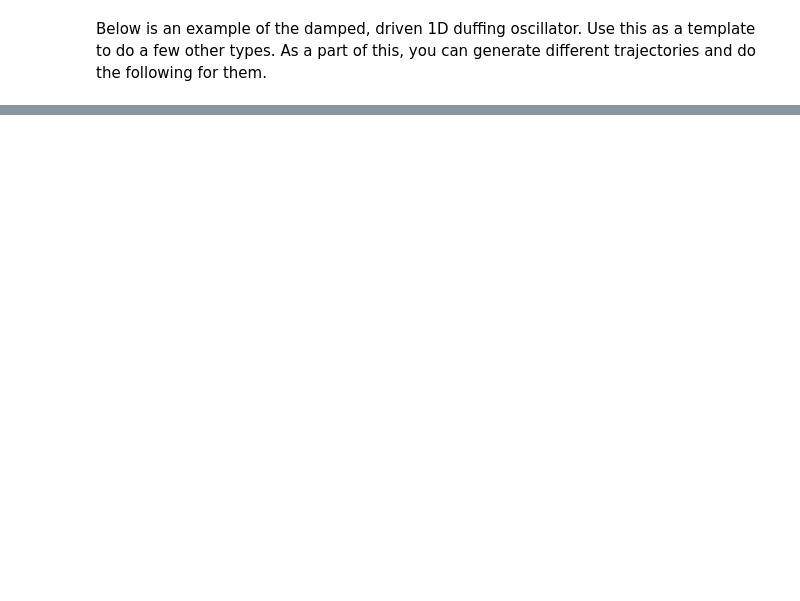
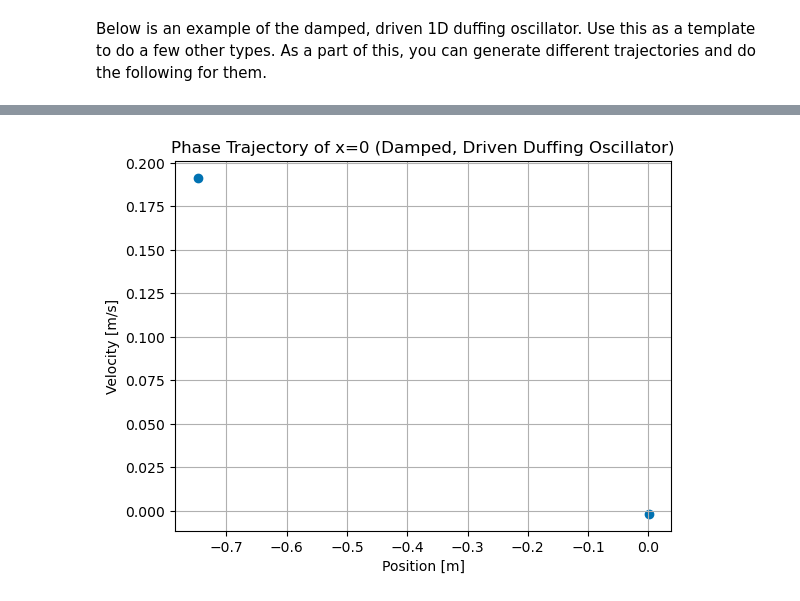
Before and after one commit to BruhddyTheThird/ProfCPisGoatedLib, a Jupyter notebook: Midterm 2 Files/Ex 1.ipynb, the cells around one changed output, grey strips where cells are left out. Saved outputs shown, nothing was run; the diff lists cells and outputs as text; code cells hidden in the pictures; blank space fills up the shorter version.

```diff
--- a/Midterm 2 Files/Ex 1.ipynb
+++ b/Midterm 2 Files/Ex 1.ipynb
@@ -453,0 +526,38 @@ plt.show()
+# %%
+alpha11 = 9
+beta11 = 7
+delta10 = 3
+gamma10 = 2
+omega10 = 1
+
+def DO_d_d(t, y, alpha11, beta11, delta10, gamma10, omega10):  #ud_ud represents damped, undriven
+    x, v = y
+    return [v, -alpha11 * x - beta11 * x**3 - delta10 * v + gamma10 * np.cos(omega10 * t)]
+
+y0 = [1, 2]   #Initial conditions are chosen to be x_0=1m, v_0=2m/s
+t_span3 = np.linspace(0, 100, 10000)
+sol_d_d3 = solve_ivp(DO_d_d, (0,100), y0, args=(alpha11, beta11, delta10, gamma10, omega10), t_eval=t_span3)
+x5 = sol_d_d3.y[0]
+v5 = sol_d_d3.y[1]
+
+x5_2 = []
+for i in range(1,len(x5)):
+    x5_2.append(x5[i])
+x5_1 = []
+for i in range(0,len(x5)-1):
+    x5_1.append(x5[i])
+crosspoints3 = []
+for i in range(len(x5_1)):
+    if ((x5_2[i] >= 0 and x5_1[i] <=0) or
+        (x5_2[i]<=0 and x5_1[i] >= 0)):
+# This checks the x(t+1) crossing 0 with x(t).
+        crosspoints3.append([x5[i],v5[i]])
+
+plt.scatter(crosspoints3[:][0],crosspoints3[:][1])
+plt.xlabel('Position [m]')
+plt.ylabel('Velocity [m/s]')
+plt.title('Phase Trajectory of x=0 (Damped, Driven Duffing Oscillator)')
+plt.grid()
+plt.show()
+# %% [output]
+[figure, added]
```
Also changed, not shown: parts of 15 cells of this notebook.
